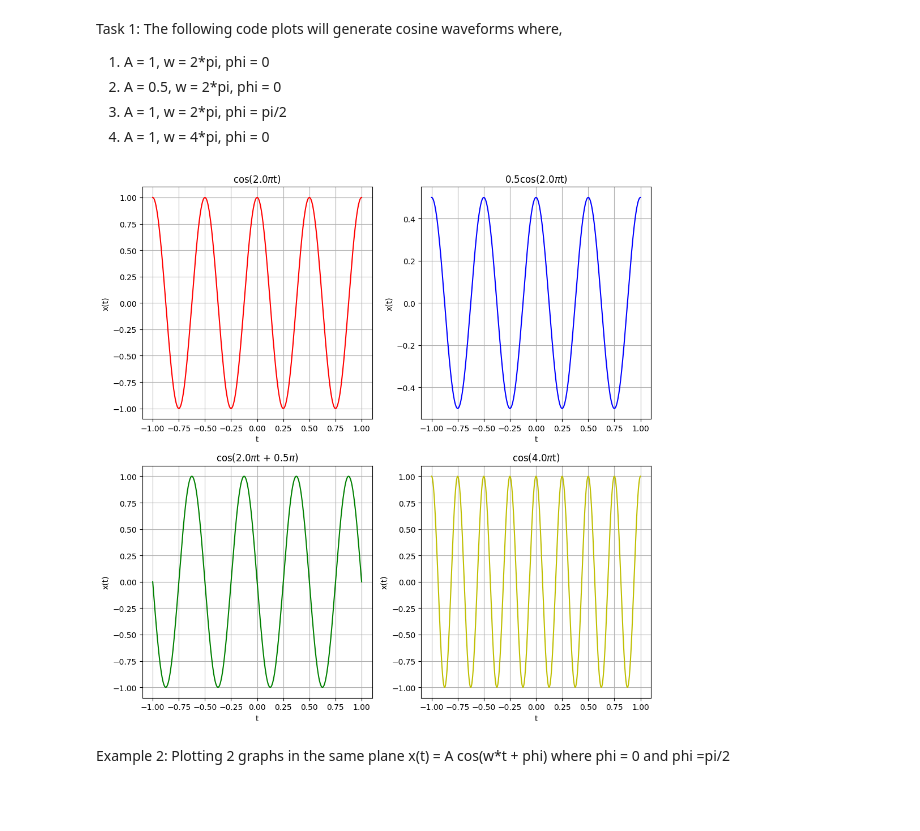
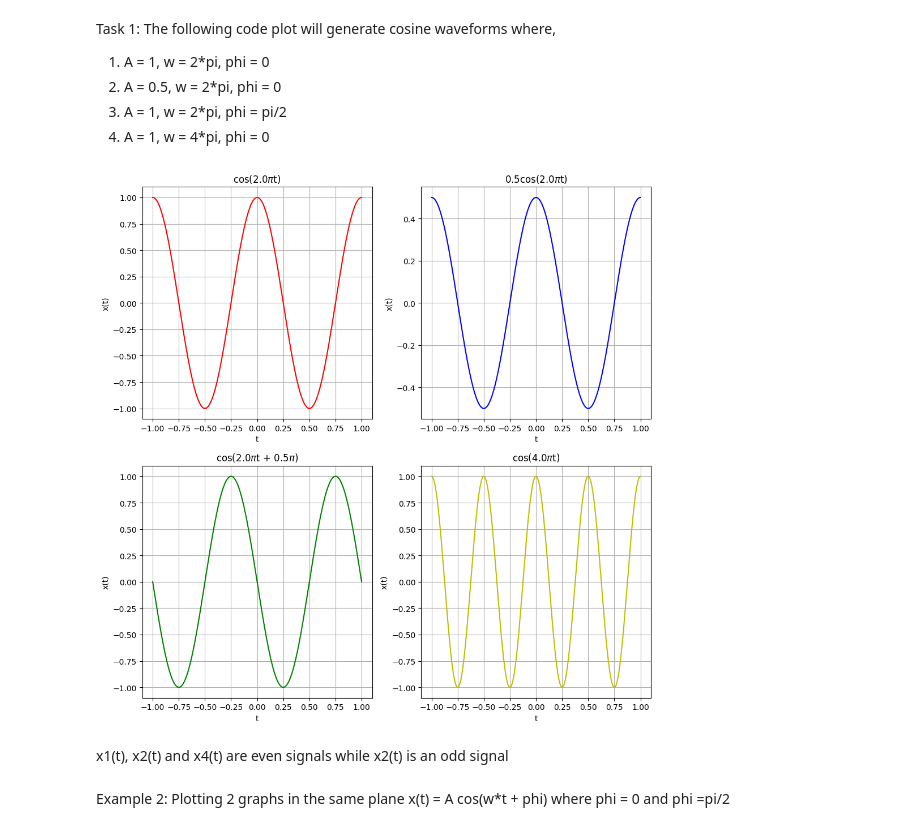
Before and after one commit to yhnx/Signal-labs, a Jupyter notebook: Signal_Plotting_In_Time_Domain.ipynb, the cells around one changed output. Cells and saved outputs as stored; diff of their text form; code cells hidden in the pictures; blank space fills up the shorter version.

```diff
--- a/Signal_Plotting_In_Time_Domain.ipynb
+++ b/Signal_Plotting_In_Time_Domain.ipynb
@@ -1,5 +1,5 @@
 # %% [markdown]
-Task 1: The following code plots will generate  cosine waveforms where,
+Task 1: The following code plot will generate  cosine waveforms where,
 1.  A = 1, w = 2*pi, phi = 0
 2. A = 0.5, w = 2*pi, phi = 0
 3. A = 1, w = 2*pi, phi = pi/2
@@ -16,35 +16,37 @@ t=np.arange(-1.,1.,sampling_period) #The time interval is from -1 to 1 with a st
 def title_generator(A, w, phi):
     if A==1:
         title = 'cos(' + str(w/np.pi)+ r"$\pi$"
     else:
         title = str(A) + 'cos(' + str(w/np.pi)+ r"$\pi$"
     if phi == 0:
         title += 't)'
     else:
         title +="t + " + str(phi/np.pi) +r"$\pi$"+ ')'
     return title
 
 def cosine_plotter(A, w, phi, row, column, ax, color="b"):
 
-    x = A * np.cos(2 * w * t + phi) #The cosine function required is generated here
+    x = A * np.cos(w * t + phi) #The cosine function required is generated here
     title = title_generator(A, w, phi)
     ax[row, column].plot(t, x, label=title, color= color)
     ax[row, column].set_title(title)
     ax[row, column].set_xlabel('t')
     ax[row, column].set_ylabel('x(t)')
     ax[row, column].grid(True)
 
 fig, ax = plt.subplots(2, 2, figsize=(10, 10)) # Create a 2x2 grid of Axes objects
 
 cosine_plotter(1, 2*np.pi, 0, 0, 0, ax, "r") #Plots a graph with  A = 1, w = 2*pi, phi = 0
 cosine_plotter(0.5, 2*np.pi, 0, 0, 1, ax) #Plots a graph with  A = 0.5, w = 2*pi, phi = 0
 cosine_plotter(1, 2*np.pi, np.pi/2, 1, 0, ax, "g") #Plots a graph with  A = 1, w = 2*pi, phi = pi/2
 cosine_plotter(1, 4*np.pi, 0, 1, 1, ax, "y") #Plots a graph with  A = 1, w = 4*pi, phi = 0
 
 plt.tight_layout()
 plt.show()
 # %% [output]
-[figure, old version]
+[figure, new version]
+# %% [markdown]
+x1(t), x2(t) and x4(t) are even signals while x2(t) is an odd signal
 # %% [markdown]
 Example 2: Plotting 2 graphs in the same plane x(t) = A cos(w*t + phi) where phi = 0 and phi =pi/2
 # %%
```
Also changed, not shown: parts of 11 cells of this notebook.
